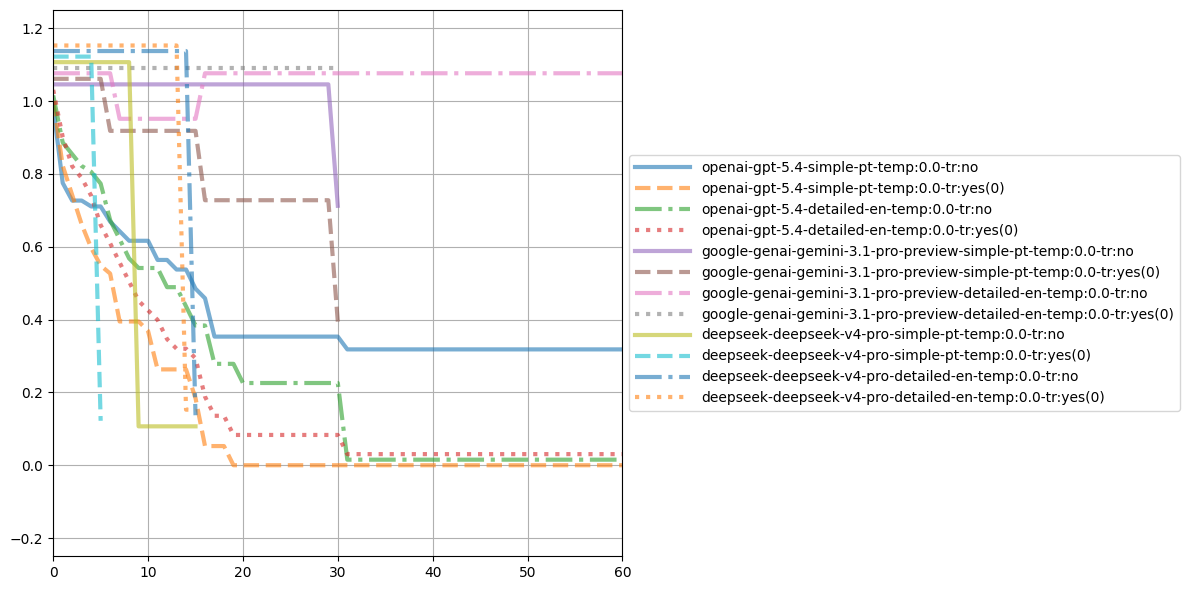
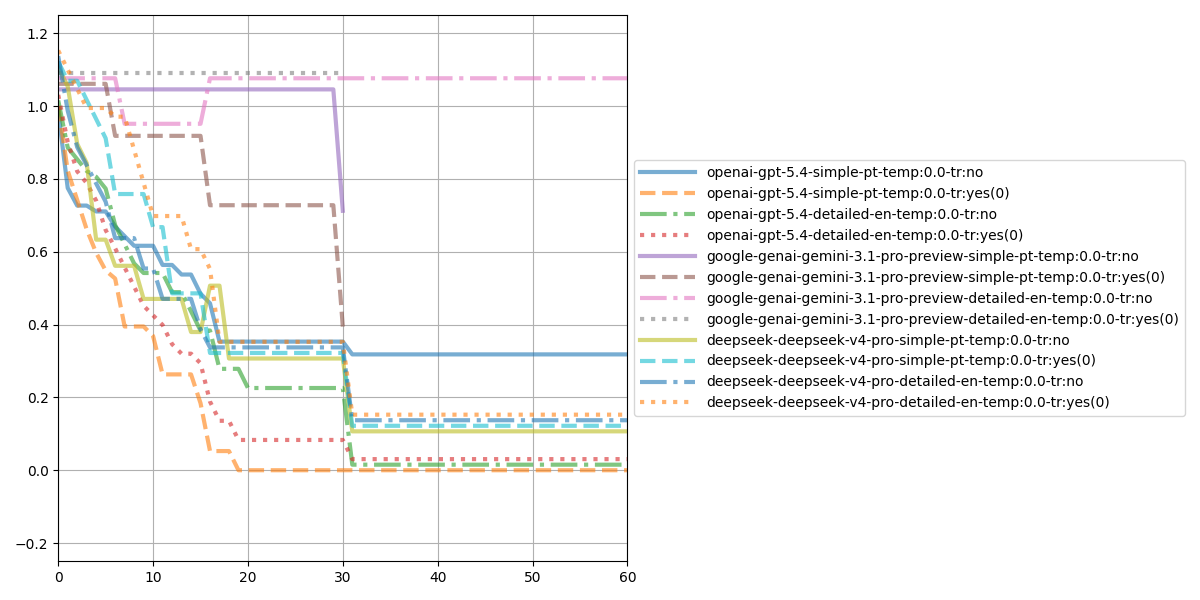
Code edit (unified diff) that turned the first committed figure into the second:
--- before
+++ after
@@ -1,4 +1,5 @@
 from itertools import cycle, islice
 import matplotlib.transforms as mtrans
+plt.ion()
 fig, ax = plt.subplots(figsize=(16,9))
 ax.set_ylim(-0.25, 1.25)
@@ -11,3 +12,4 @@
 ax.grid(True)
 fig.tight_layout()
-plt.show()
+%matplotlib widget
+ax

Commit: evaluations: Update plot.ipynb